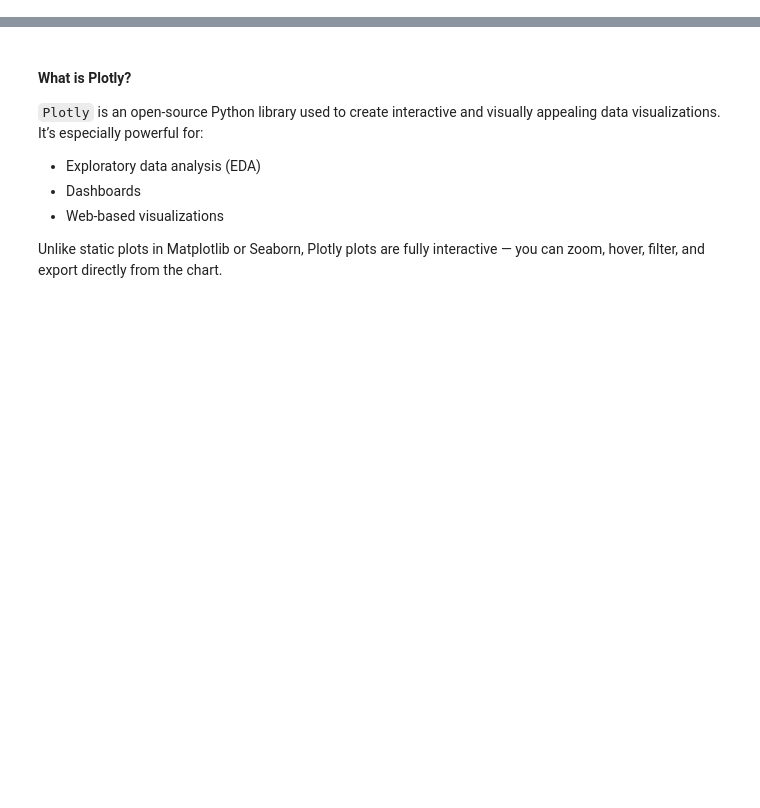
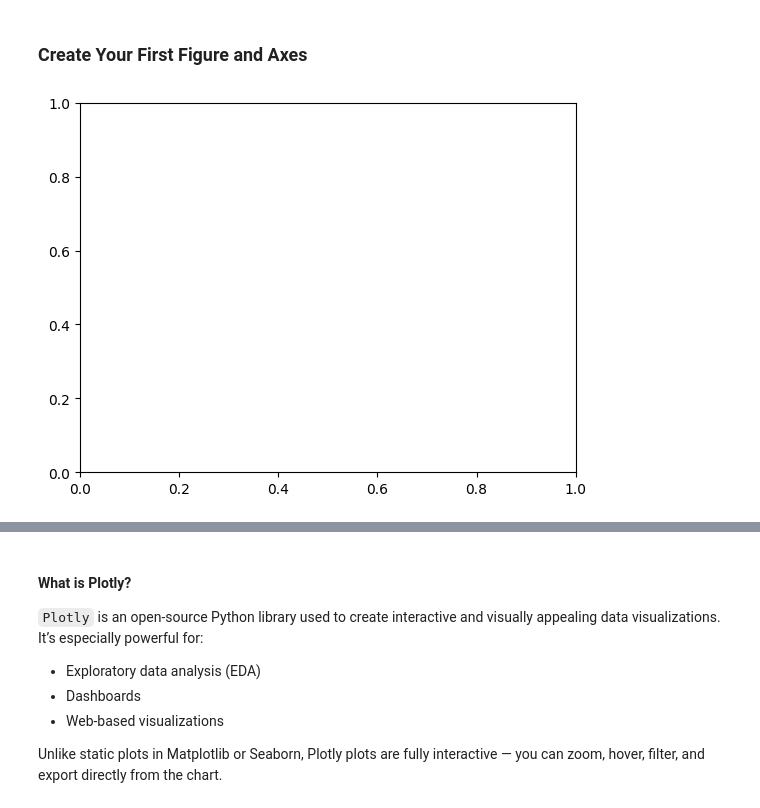
Before and after one commit to bonareri/data-science-class, a Jupyter notebook: 05-Python_for_Data_Science/08_Foundations_of_Matplotlib.ipynb, the cells around one changed output, grey strips where cells are left out. Drawn from its saved outputs; the diff is of its cells as text; code cells hidden in the pictures; blank space fills up the shorter version.

Commit message:
add matplotlib notes

```diff
--- a/05-Python_for_Data_Science/08_Foundations_of_Matplotlib.ipynb
+++ b/05-Python_for_Data_Science/08_Foundations_of_Matplotlib.ipynb
@@ -10,0 +63,10 @@
+# %% [markdown]
+### Create Your First Figure and Axes
+# %%
+import matplotlib.pyplot as plt
+
+fig, ax = plt.subplots()
+
+plt.show()
+# %% [output]
+[figure, added]
```
Also changed, not shown: parts of 71 cells of this notebook, 14 other files.
